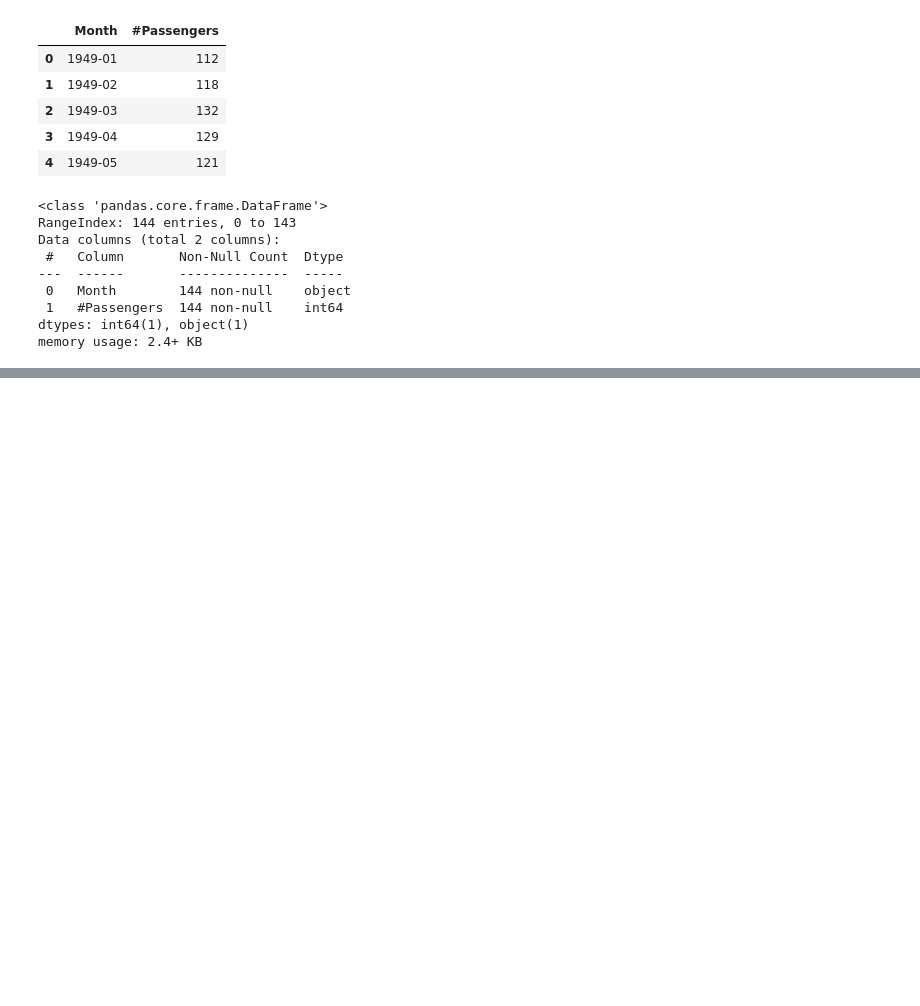
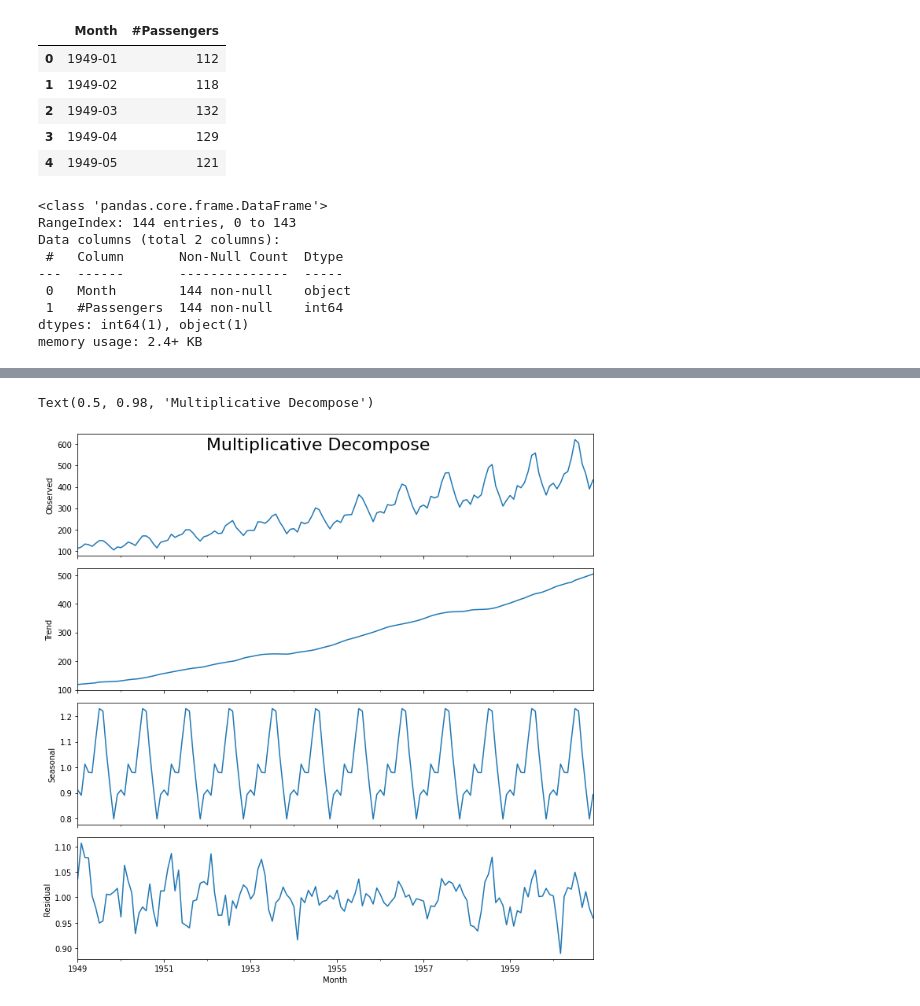
Before and after one commit to ttb-git/berkeley-engr-Practical-assignment1, a Jupyter notebook: try_it_10_1_starter_TB_Solved.ipynb, the cells around one changed output, grey strips where cells are left out. Saved outputs shown, nothing was run; the diff lists cells and outputs as text; code cells hidden in the pictures; blank space fills up the shorter version.

```diff
--- a/try_it_10_1_starter_TB_Solved.ipynb
+++ b/try_it_10_1_starter_TB_Solved.ipynb
@@ -151,0 +160,8 @@ plt.show();
+# %%
+# Multiplicative Decomposition
+airlinep_decomp = seasonal_decompose(airlinep, model='multiplicative', extrapolate_trend='freq')
+plt.rcParams.update({'figure.figsize': (10,10)})
+airlinep_decomp.plot().suptitle('Multiplicative Decompose', fontsize=22)
+# %% [output]
+Text(0.5, 0.98, 'Multiplicative Decompose')
+[figure, added]
```
Also changed, not shown: parts of 10 cells of this notebook.
